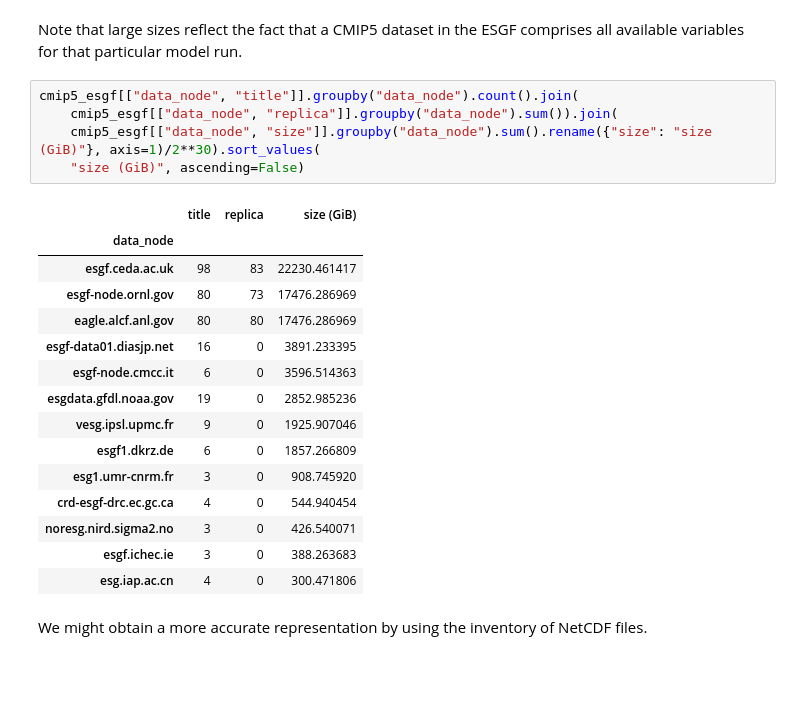
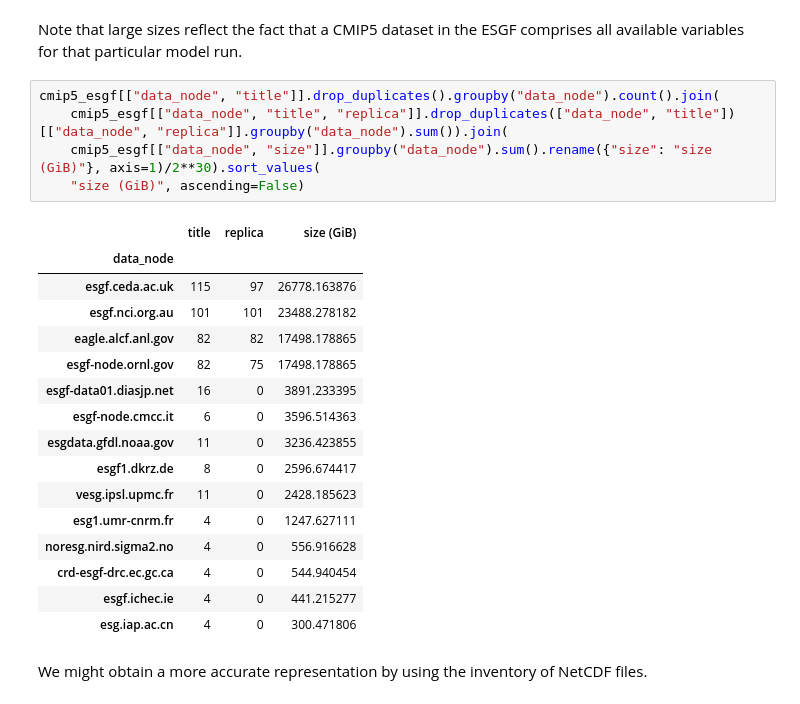
Before and after one commit to zequihg50/reproducibility-ipcc-atlas, a Jupyter notebook: main.ipynb, the cells around one changed output. Drawn from its saved outputs; the diff is of its cells as text; blank space fills up the shorter version.

```diff
--- a/main.ipynb
+++ b/main.ipynb
@@ -350,27 +419,28 @@ ESGF datasets (replicas excluded): 114
 WDC datasets: 138
 # %% [markdown]
 Note that large sizes reflect the fact that a CMIP5 dataset in the ESGF comprises all available variables for that particular model run.
-# %%
-cmip5_esgf[["data_node", "title"]].groupby("data_node").count().join(
-    cmip5_esgf[["data_node", "replica"]].groupby("data_node").sum()).join(
-    cmip5_esgf[["data_node", "size"]].groupby("data_node").sum().rename({"size": "size (GiB)"}, axis=1)/2**30).sort_values(
-    "size (GiB)", ascending=False)
-# %% [output]
-|  | title | replica | size (GiB) |
-| data_node |  |  |  |
-| esgf.ceda.ac.uk | 98 | 83 | 22230.461417 |
-| esgf-node.ornl.gov | 80 | 73 | 17476.286969 |
-| eagle.alcf.anl.gov | 80 | 80 | 17476.286969 |
-| esgf-data01.diasjp.net | 16 | 0 | 3891.233395 |
-| esgf-node.cmcc.it | 6 | 0 | 3596.514363 |
-| esgdata.gfdl.noaa.gov | 19 | 0 | 2852.985236 |
-| vesg.ipsl.upmc.fr | 9 | 0 | 1925.907046 |
-| esgf1.dkrz.de | 6 | 0 | 1857.266809 |
-| esg1.umr-cnrm.fr | 3 | 0 | 908.745920 |
-| crd-esgf-drc.ec.gc.ca | 4 | 0 | 544.940454 |
-| noresg.nird.sigma2.no | 3 | 0 | 426.540071 |
-| esgf.ichec.ie | 3 | 0 | 388.263683 |
-| esg.iap.ac.cn | 4 | 0 | 300.471806 |
+# %%
+cmip5_esgf[["data_node", "title"]].drop_duplicates().groupby("data_node").count().join(
+    cmip5_esgf[["data_node", "title", "replica"]].drop_duplicates(["data_node", "title"])[["data_node", "replica"]].groupby("data_node").sum()).join(
+    cmip5_esgf[["data_node", "size"]].groupby("data_node").sum().rename({"size": "size (GiB)"}, axis=1)/2**30).sort_values(
+    "size (GiB)", ascending=False)
+# %% [output]
+|  | title | replica | size (GiB) |
+| data_node |  |  |  |
+| esgf.ceda.ac.uk | 115 | 97 | 26778.163876 |
+| esgf.nci.org.au | 101 | 101 | 23488.278182 |
+| eagle.alcf.anl.gov | 82 | 82 | 17498.178865 |
+| esgf-node.ornl.gov | 82 | 75 | 17498.178865 |
+| esgf-data01.diasjp.net | 16 | 0 | 3891.233395 |
+| esgf-node.cmcc.it | 6 | 0 | 3596.514363 |
+| esgdata.gfdl.noaa.gov | 11 | 0 | 3236.423855 |
+| esgf1.dkrz.de | 8 | 0 | 2596.674417 |
+| vesg.ipsl.upmc.fr | 11 | 0 | 2428.185623 |
+| esg1.umr-cnrm.fr | 4 | 0 | 1247.627111 |
+| noresg.nird.sigma2.no | 4 | 0 | 556.916628 |
+| crd-esgf-drc.ec.gc.ca | 4 | 0 | 544.940454 |
+| esgf.ichec.ie | 4 | 0 | 441.215277 |
+| esg.iap.ac.cn | 4 | 0 | 300.471806 |
 # %% [markdown]
 We might obtain a more accurate representation by using the inventory of NetCDF files.
 # %%
```
Also changed, not shown: parts of 20 cells of this notebook, 2 other files.
